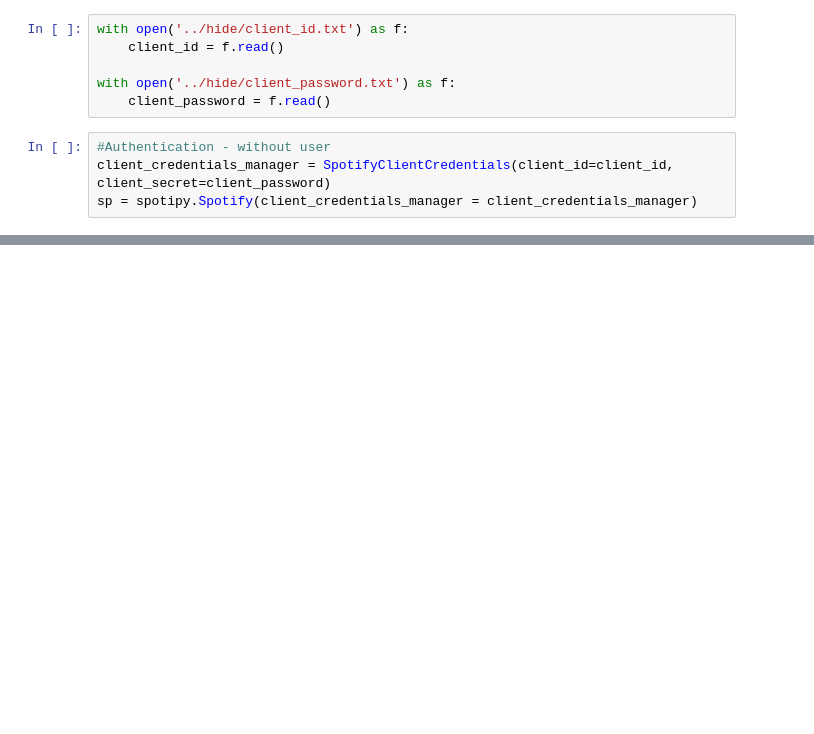
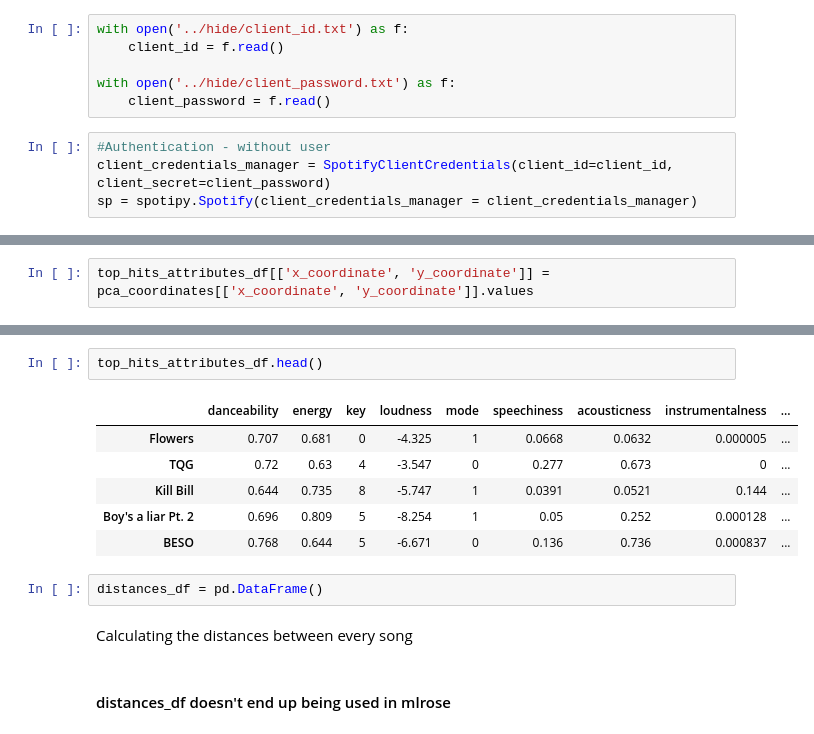
Before and after one commit to JAlexMcGraw/spotify_summarizer, a Jupyter notebook: notebooks/spotipy_tsp_notebook.ipynb, the cells around one changed output, grey strips where cells are left out. Saved outputs shown, nothing was run; the diff lists cells and outputs as text; blank space fills up the shorter version.

```diff
--- a/notebooks/spotipy_tsp_notebook.ipynb
+++ b/notebooks/spotipy_tsp_notebook.ipynb
@@ -26,0 +141,2 @@ track_uris = [x["track"]["uri"] for x in sp.playlist_tracks(playlist_URI)["items
+# %%
+top_hits_attributes_df[['x_coordinate', 'y_coordinate']] = pca_coordinates[['x_coordinate', 'y_coordinate']].values
@@ -26,0 +154,15 @@ track_uris = [x["track"]["uri"] for x in sp.playlist_tracks(playlist_URI)["items
+# %%
+top_hits_attributes_df.head()
+# %% [output]
+|  | danceability | energy | key | loudness | mode | speechiness | acousticness | instrumentalness | ... |
+| Flowers | 0.707 | 0.681 | 0 | -4.325 | 1 | 0.0668 | 0.0632 | 0.000005 | ... |
+| TQG | 0.72 | 0.63 | 4 | -3.547 | 0 | 0.277 | 0.673 | 0 | ... |
+| Kill Bill | 0.644 | 0.735 | 8 | -5.747 | 1 | 0.0391 | 0.0521 | 0.144 | ... |
+| Boy's a liar Pt. 2 | 0.696 | 0.809 | 5 | -8.254 | 1 | 0.05 | 0.252 | 0.000128 | ... |
+| BESO | 0.768 | 0.644 | 5 | -6.671 | 0 | 0.136 | 0.736 | 0.000837 | ... |
+# %%
+distances_df = pd.DataFrame()
+# %% [markdown]
+Calculating the distances between every song
+# %% [markdown]
+#### distances_df doesn't end up being used in mlrose
```
Also changed, not shown: parts of 43 cells of this notebook, 6 other files.
